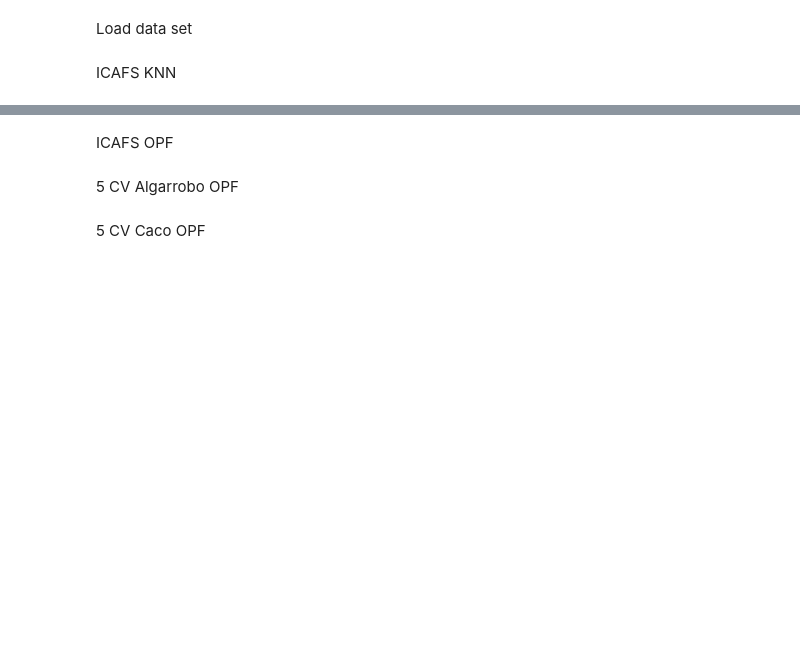
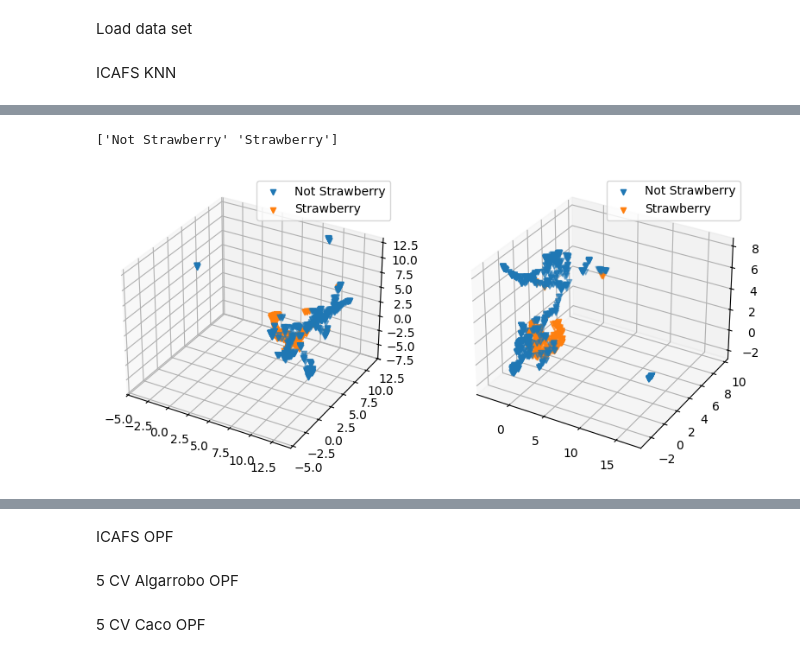
Before and after one commit to mikefixer/icafs, a Jupyter notebook: notebookes/icafs.ipynb, the cells around one changed output, grey strips where cells are left out. Cells and saved outputs as stored; diff of their text form; code cells hidden in the pictures; blank space fills up the shorter version.

Commit message:
changes to graphics

```diff
--- a/notebookes/icafs.ipynb
+++ b/notebookes/icafs.ipynb
@@ -28,0 +26,3 @@ df_olive
+# %%
+from sklearn.datasets import make_classification
+X, y = make_classification(n_samples=500, n_informative = 4,n_features=10000, n_classes=2)
@@ -49,17 +65,20 @@ cis_x = df_cis[['X', 'Y', 'X10', 'Y10', 'X20', 'Y20', 'X30', 'Y30', 'X40', 'Y40'
 y_cis = df_cis[['Result']]
 
 
+
+
+unique_names_berry = df_fruits_pures["label"].unique()
 fruits_pures_x = df_fruits_pures.iloc[:,1:]
-y_fruit_puree = df_fruits_pures.iloc[:,0:1].replace(to_replace=['Not Strawberry', 'Strawberry'], value=[0, 1])
+y_fruit_puree = df_fruits_pures.iloc[:,0:1].replace(to_replace=unique_names_berry, value =range(0,len(unique_names_berry)))
 X_fruit_puree = (fruits_pures_x-fruits_pures_x.min())/(fruits_pures_x.max()-fruits_pures_x.min())
 
 
-unique_names_meat =  set(df_fresh_meat["meat"])
+unique_names_meat = df_fresh_meat["meat"].unique()
 meat_x = df_fresh_meat.iloc[:,4:]
-y_meat = df_fresh_meat.iloc[:,0:1].replace(to_replace=unique_names,value=range(0,len(unique_names)))
+y_meat = df_fresh_meat.iloc[:,0:1].replace(to_replace=unique_names_meat,value=range(0,len(unique_names_meat)))
 X_meat =  (meat_x-meat_x.min())/(meat_x.max()-meat_x.min())
 
-unique_names_olive = set(df_olive["Provenance"])
+unique_names_olive = df_olive["Provenance"].unique()
 olive_x = df_olive.iloc[:,3:]
 y_olive = df_olive.iloc[:,2:3].replace(to_replace=unique_names_olive,value=range(0,len(unique_names_olive)))
 X_olive =  (olive_x-olive_x.min())/(olive_x.max()-olive_x.min())
@@ -186,32 +205,33 @@ import seaborn as sns
 from sklearn.preprocessing import StandardScaler
 
 
-def plot_original_vs_reduced_umap(df_reduced_dataset,df_complete, y_dataset_integer):
+def plot_original_vs_reduced_umap(df_reduced_dataset,df_complete, y_dataset_integer,unique_classes):
     umap_3d = umap.UMAP(n_components=3)
 
     X_reduced_standarized = StandardScaler().fit_transform(df_reduced_dataset)
     X_complete_standarized  = StandardScaler().fit_transform(df_complete)
 
-
     reduced_umap = umap_3d.fit_transform(X_reduced_standarized)
     complete_umap = umap_3d.fit_transform(X_complete_standarized)
 
+    fig = plt.figure(figsize=plt.figaspect(0.5))
+    y_dataset_flatten = y_dataset_integer.values.ravel()
 
-
-    #plt.savefig(path_to_save_image)
-    # plotting
-    #ax.scatter(x, y, z, c=[sns.color_palette()[x] for x in y_dataset_integer.values.ravel()])
-    #ax.set_title('3D Algarrobo dataset reduced with UMAP with CAFS KNN')
-    #plt.savefig( r'.\\output_images\\umap_.cafs_knn.png')
-
-    fig = plt.figure(figsize=plt.figaspect(0.5))
-
+    print(unique_classes)
+    ax = fig.add_subplot(1, 2, 1, projection='3d')
+    for i in range(0,len(unique_classes)):
+        indices = np.where(y_dataset_flatten == i)
+        ax.scatter(complete_umap[indices,0], complete_umap[indices,1], complete_umap[indices,2], c=sns.color_palette()[i],marker = "v", label=unique_classes[i])
+    plt.legend()
+    #ax.scatter(complete_umap[:,0], complete_umap[:,1], complete_umap[:,2], c=[sns.color_palette()[x] for x in y_dataset_flatten],marker = "v",label=unique_classes[0])
 
     ax = fig.add_subplot(1, 2, 2, projection='3d')
-    ax.scatter(complete_umap[:,0], complete_umap[:,1], complete_umap[:,2], c=[sns.color_palette()[x] for x in y_dataset_integer.values.ravel()])
+    for i in range(0,len(unique_classes)):
+        indices = np.where(y_dataset_flatten == i)
+        ax.scatter(reduced_umap[indices,0], reduced_umap[indices,1], reduced_umap[indices,2], c=sns.color_palette()[i],marker = "v", label=unique_classes[i])
 
-    ax = fig.add_subplot(1, 2, 1, projection='3d')
-    ax.scatter(reduced_umap[:,0], reduced_umap[:,1], reduced_umap[:,2], c=[sns.color_palette()[x] for x in y_dataset_integer.values.ravel()])
+    #ax.scatter(reduced_umap[:,0], reduced_umap[:,1], reduced_umap[:,2], c=[sns.color_palette()[x] for x in y_dataset_flatten],marker = "v",label=unique_classes[0])
+    plt.legend()
 
     plt.show()
 # %% [markdown]
@@ -237,5 +287,8 @@ plot_results_for_covering_array(score,feature,iterations, r'.\\output_images\\fr
 # %%
-plot_original_vs_reduced_umap(X_fruit_puree[['1404.985', '1443.585', '1474.465', '1516.925', '1609.565', '1679.044', '1771.684', '1802.564']],X_fruit_puree,y_fruit_puree)
+plot_original_vs_reduced_umap(X_fruit_puree[['1404.985', '1443.585', '1474.465', '1516.925', '1609.565', '1679.044', '1771.684', '1802.564']],X_fruit_puree,y_fruit_puree,unique_names_berry)
+# %% [output]
+['Not Strawberry' 'Strawberry']
+[figure, added]
 # %%
 start_time = time.time()
 iterations ,feature,score = ICAFS(X_meat,y_meat,2,10,'KNeighborsClassifier(n_neighbors=3)',True)
```
Also changed, not shown: parts of 12 cells of this notebook.
